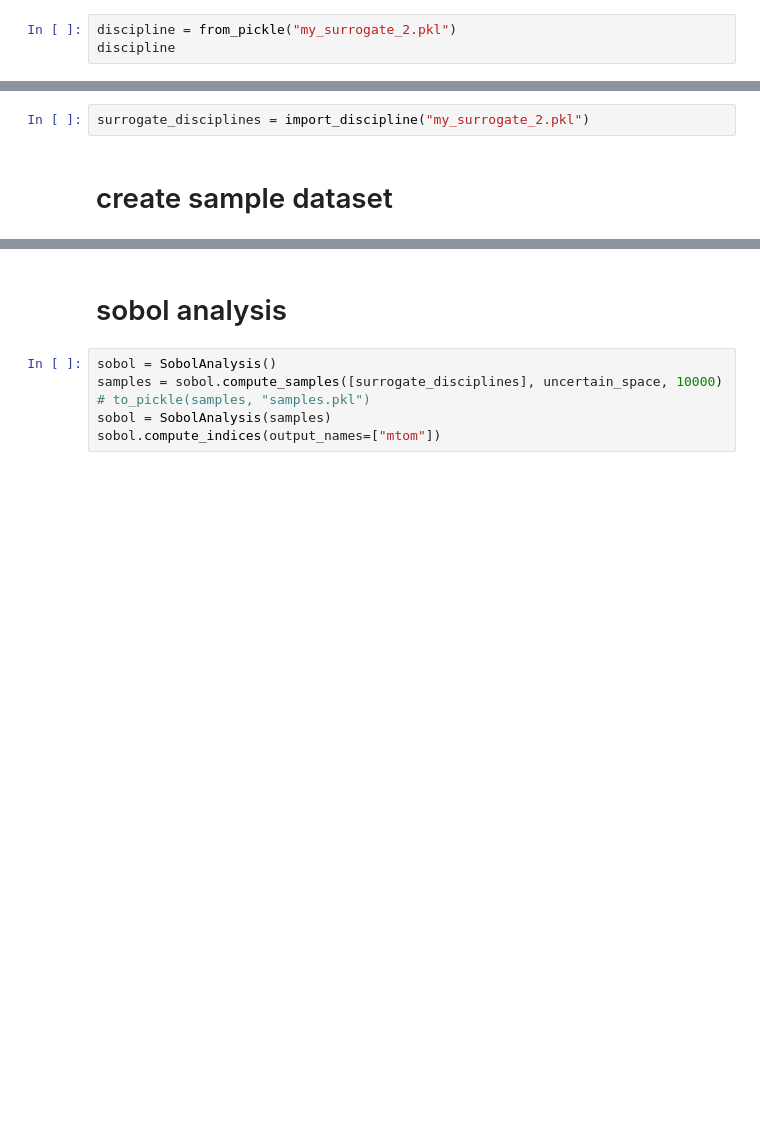
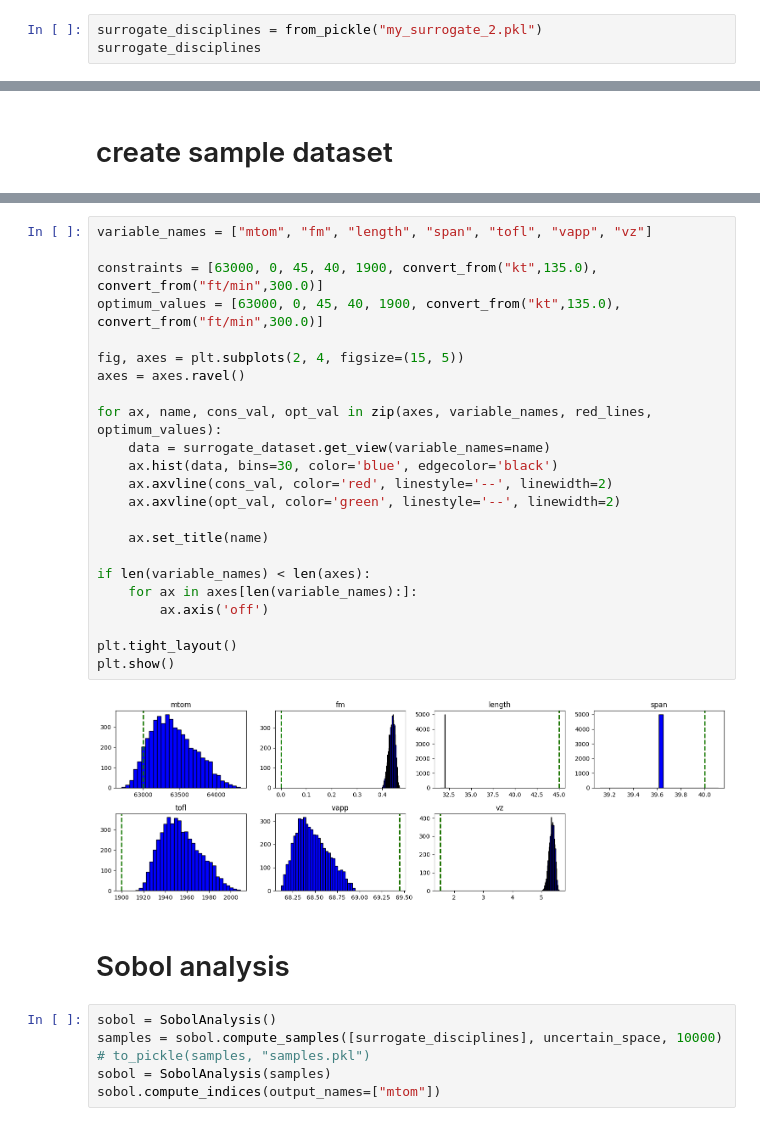
Before and after one commit to hannabkre/lh2pac, a Jupyter notebook: docs/scripts/project/problem2.ipynb, the cells around one changed output, grey strips where cells are left out. Saved outputs shown, nothing was run; the diff lists cells and outputs as text; blank space fills up the shorter version.

```diff
--- a/docs/scripts/project/problem2.ipynb
+++ b/docs/scripts/project/problem2.ipynb
@@ -57,8 +59,8 @@ uncertain_space.add_random_variable("sef", "OTTriangularDistribution", minimum=0
 # %% [markdown]
 # Import surrogate model
 # %%
-discipline = from_pickle("my_surrogate_2.pkl")
-discipline
+surrogate_disciplines = from_pickle("my_surrogate_2.pkl")
+surrogate_disciplines
 # %% [output]
 Surrogate discipline: PolyReg_Sampling
    Dataset name: Sampling
@@ -67,8 +69,6 @@ Surrogate discipline: PolyReg_Sampling
    Inputs: aef, cef, sef
    Outputs: fm, length, mtom, span, tofl, vapp, vz
    Linearization mode: auto
-# %%
-surrogate_disciplines = import_discipline("my_surrogate_2.pkl")
 # %% [markdown]
 # create sample dataset
 # %%
@@ -113,5 +112,30 @@ plt.show()
+# %%
+variable_names = ["mtom", "fm", "length", "span", "tofl", "vapp", "vz"]
+
+constraints = [63000, 0, 45, 40, 1900, convert_from("kt",135.0), convert_from("ft/min",300.0)]
+optimum_values = [63000, 0, 45, 40, 1900, convert_from("kt",135.0), convert_from("ft/min",300.0)]
+
+fig, axes = plt.subplots(2, 4, figsize=(15, 5))
+axes = axes.ravel()
+
+for ax, name, cons_val, opt_val in zip(axes, variable_names, red_lines, optimum_values):
+    data = surrogate_dataset.get_view(variable_names=name)
+    ax.hist(data, bins=30, color='blue', edgecolor='black')
+    ax.axvline(cons_val, color='red', linestyle='--', linewidth=2)
+    ax.axvline(opt_val, color='green', linestyle='--', linewidth=2)
+
+    ax.set_title(name)
+
+if len(variable_names) < len(axes):
+    for ax in axes[len(variable_names):]:
+        ax.axis('off')
+
+plt.tight_layout()
+plt.show()
+# %% [output]
+[figure, added]
 # %% [markdown]
-# sobol analysis
+# Sobol analysis
 # %%
 sobol = SobolAnalysis()
 samples = sobol.compute_samples([surrogate_disciplines], uncertain_space, 10000)
```
Also changed, not shown: parts of 10 cells of this notebook, 2 other files.
